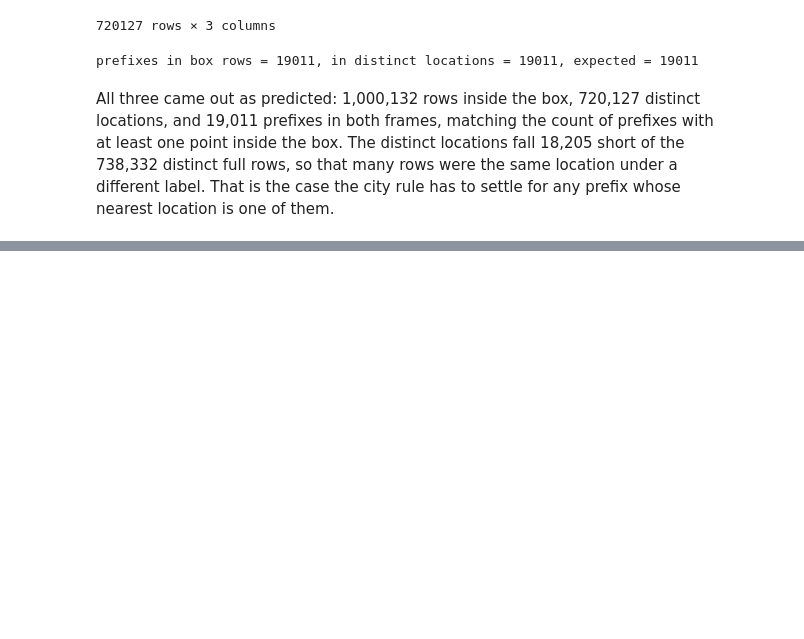
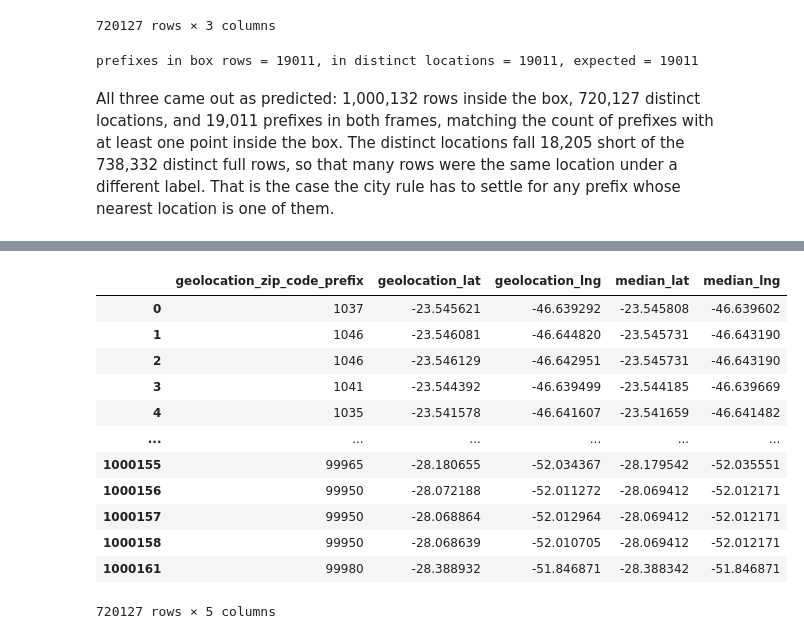
Before and after one commit to Spyrsial/olist-ecommerce-data-cleaning-eda, a Jupyter notebook: 01_data_cleaning.ipynb, the cells around one changed output, grey strips where cells are left out. Drawn from its saved outputs; the diff is of its cells as text; code cells hidden in the pictures; blank space fills up the shorter version.

```diff
--- a/01_data_cleaning.ipynb
+++ b/01_data_cleaning.ipynb
@@ -2718,0 +2739,18 @@ All three came out as predicted: 1,000,132 rows inside the box, 720,127 distinct
+# %%
+geolocation_distinct_locations["median_lat"] = prefix_medians["geolocation_lat"]
+geolocation_distinct_locations["median_lng"] = prefix_medians["geolocation_lng"]
+geolocation_distinct_locations
+# %% [output]
+|  | geolocation_zip_code_prefix | geolocation_lat | geolocation_lng | median_lat | median_lng |
+| 0 | 1037 | -23.545621 | -46.639292 | -23.545808 | -46.639602 |
+| 1 | 1046 | -23.546081 | -46.644820 | -23.545731 | -46.643190 |
+| 2 | 1046 | -23.546129 | -46.642951 | -23.545731 | -46.643190 |
+| 3 | 1041 | -23.544392 | -46.639499 | -23.544185 | -46.639669 |
+| 4 | 1035 | -23.541578 | -46.641607 | -23.541659 | -46.641482 |
+| ... | ... | ... | ... | ... | ... |
+| 1000155 | 99965 | -28.180655 | -52.034367 | -28.179542 | -52.035551 |
+| 1000156 | 99950 | -28.072188 | -52.011272 | -28.069412 | -52.012171 |
+| 1000157 | 99950 | -28.068864 | -52.012964 | -28.069412 | -52.012171 |
+| 1000158 | 99950 | -28.068639 | -52.010705 | -28.069412 | -52.012171 |
+| 1000161 | 99980 | -28.388932 | -51.846871 | -28.388342 | -51.846871 |
+720127 rows × 5 columns
```
Also changed, not shown: parts of 7 cells of this notebook.
